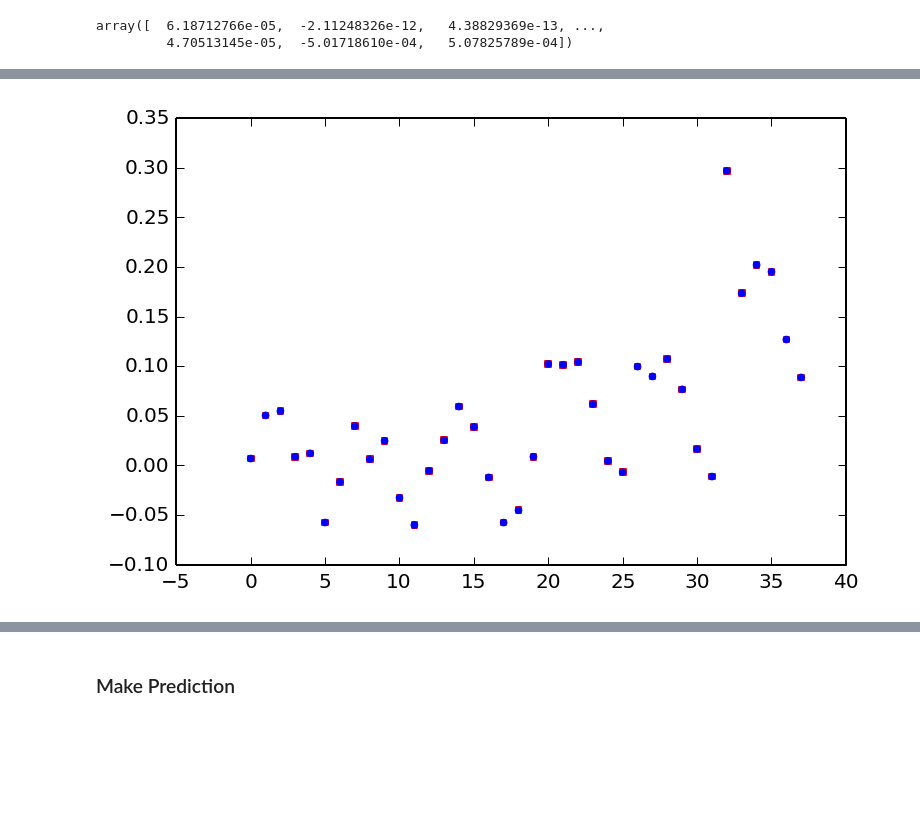
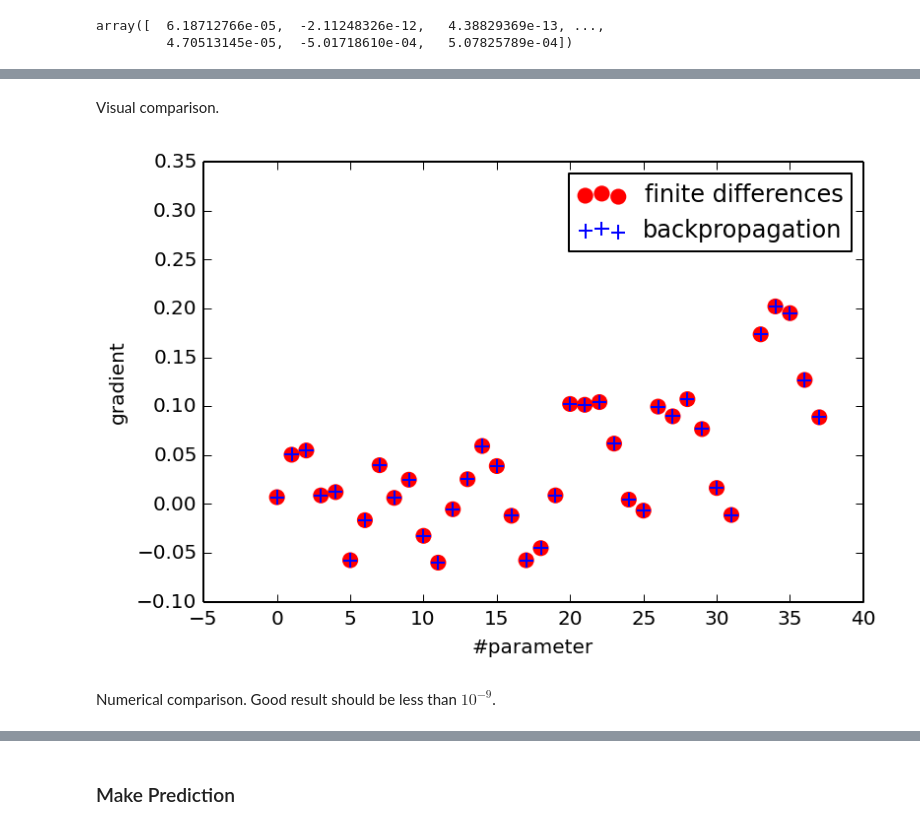
Before and after one commit to ekaakurniawan/iPyMacLern, a Jupyter notebook: W4_5/Neural Networks.ipynb, the cells around one changed output, grey strips where cells are left out. Drawn from its saved outputs; the diff is of its cells as text; code cells hidden in the pictures; blank space fills up the shorter version.

```diff
--- a/W4_5/Neural Networks.ipynb
+++ b/W4_5/Neural Networks.ipynb
@@ -457,19 +482,18 @@ cost, grad = compute_cost_grad(parameters,
 # %%
-theta = parameters
+def compute_numerical_gradient(theta):
+    numgrad = np.zeros(theta.shape)
+    perturb = np.zeros(theta.shape)
+    e = 1e-4
 
-numgrad = np.zeros(theta.shape)
-perturb = np.zeros(theta.shape)
-e = 1e-4
+    for p in range(len(theta)):
+        perturb[p] = e
+        loss1, g = compute_cost_grad(theta - perturb,
+                                     input_layer_size, hidden_layer_size, num_labels,
+                                     Xb, y_k, m, lmda)
+        loss2, g = compute_cost_grad(theta + perturb,
+                                     input_layer_size, hidden_layer_size, num_labels,
+                                     Xb, y_k, m, lmda)
+        numgrad[p] = (loss2 - loss1) / (2*e)
+        perturb[p] = 0
 
-for p in range(len(theta)):
-    perturb[p] = e
-    loss1, g = compute_cost_grad(theta - perturb,
-                                 input_layer_size, hidden_layer_size, num_labels,
-                                 Xb, y_k, m, lmda)
-    loss2, g = compute_cost_grad(theta + perturb,
-                                 input_layer_size, hidden_layer_size, num_labels,
-                                 Xb, y_k, m, lmda)
-    numgrad[p] = (loss2 - loss1) / (2*e)
-    perturb[p] = 0
-
-numgrad, grad
+    return numgrad
@@ -492,0 +500,2 @@ numgrad, grad
+# %%
+numgrad = compute_numerical_gradient(parameters)
@@ -493,9 +523,20 @@ numgrad, grad
+# %% [markdown]
+Visual comparison.
 # %%
-plt.scatter(range(len(numgrad)), numgrad, color='red', marker="s", s=8)
-plt.scatter(range(len(grad)), grad, color='blue', marker="o", s=8)
+plt.scatter(range(len(numgrad)), numgrad, label='finite differences',
+            color='red', marker="o", s=50)
+plt.scatter(range(len(grad)), grad, label='backpropagation',
+            color='blue', marker="+", s=50)
+
+plt.xlabel('#parameter')
+plt.ylabel('gradient')
+plt.legend()
+
 plt.show()
 # %% [output]
-[figure, old version]
+[figure, new version]
+# %% [markdown]
+Numerical comparison. Good result should be less than $10^{-9}$.
 # %%
 np.linalg.norm(numgrad-grad) / np.linalg.norm(numgrad+grad) # Should be less then 1e-9
 # %% [output]
```
Also changed, not shown: parts of 45 cells of this notebook.
